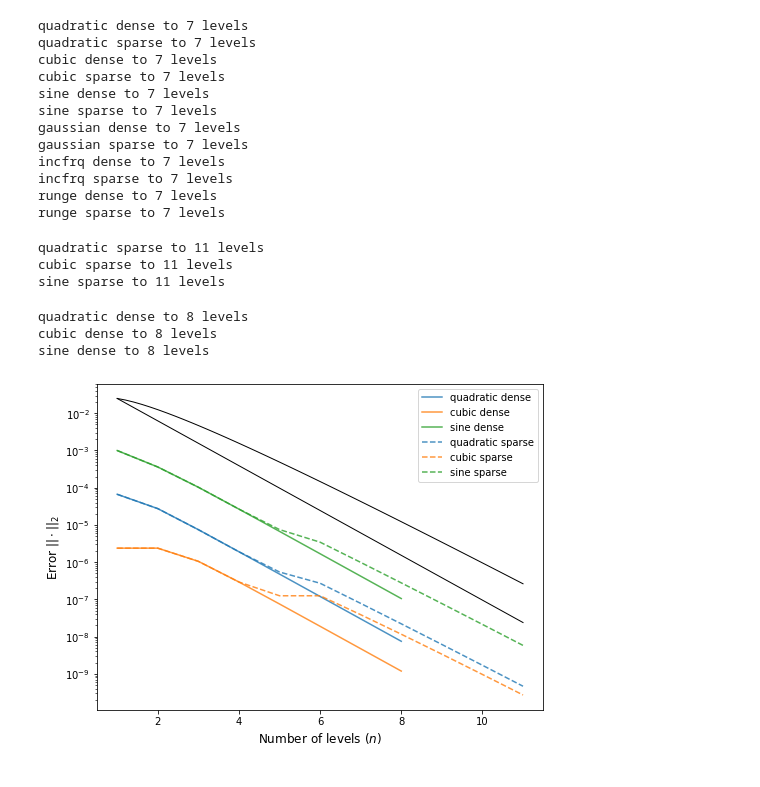
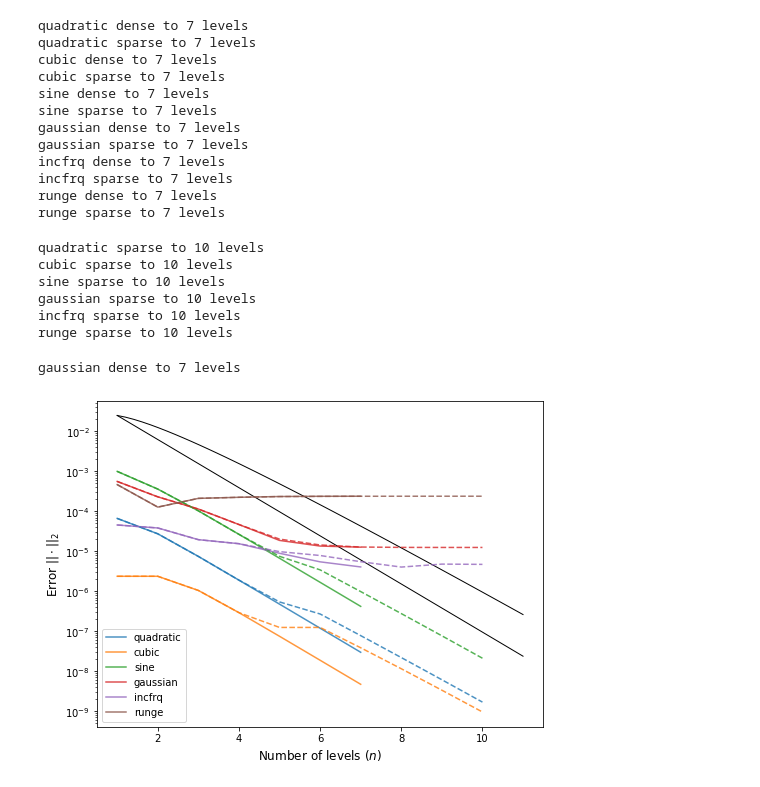
Before and after one commit to rachmeister/sparse_grid, a Jupyter notebook: SparseGrid.ipynb, the cells around one changed output. Saved outputs shown, nothing was run; the diff lists cells and outputs as text; code cells hidden in the pictures.

```diff
--- a/SparseGrid.ipynb
+++ b/SparseGrid.ipynb
@@ -91,7 +91,6 @@ def interpolation_2D(max_level, domain, func, sparse = True):
     levels = list(product(level_single,level_single))
     if sparse:
         levels = [lev for lev in levels if np.sum(lev)<=max_level+1]
-    ncoeffs = 0
 
     for level in levels:
         ilev = np.max(level)
@@ -102,8 +101,6 @@ def interpolation_2D(max_level, domain, func, sparse = True):
             hat_hold = np.outer(build_hat(level[0],node[0],domain),build_hat(level[1],node[1],domain))
             coe_hold = find_coe_2D(level[0],level[1],node[0],node[1],func)
             func_approx[ilev] = func_approx[ilev] + coe_hold*hat_hold
-            ncoeffs = ncoeffs + 1
-    print (ncoeffs)
 
     return func_approx
 
@@ -252,23 +249,24 @@ incfrq sparse to 7 levels
 runge dense to 7 levels
 runge sparse to 7 levels
 # %%
-for name in func_names[:3]:
+for name in func_names[:]:
     func = globals()["%s_2D"%name]
     print("%s sparse to %d levels"%(name,len(zsparse[name])))
     zsparse[name] = add_level_2D(zsparse[name],domain,func,sparse=True);
 # %% [output]
-quadratic sparse to 11 levels
-cubic sparse to 11 levels
-sine sparse to 11 levels
+quadratic sparse to 10 levels
+cubic sparse to 10 levels
+sine sparse to 10 levels
+gaussian sparse to 10 levels
+incfrq sparse to 10 levels
+runge sparse to 10 levels
 # %%
-for name in func_names[:3]:
+for name in func_names[3:4]:
     func = globals()["%s_2D"%name]
     print("%s dense to %d levels"%(name,len(zdense[name])))
     zdense[name] = add_level_2D(zdense[name],domain,func,sparse=False);
 # %% [output]
-quadratic dense to 8 levels
-cubic dense to 8 levels
-sine dense to 8 levels
+gaussian dense to 7 levels
 # %%
 from matplotlib.ticker import StrMethodFormatter
 
@@ -280,38 +278,40 @@ plt.gca().xaxis.set_minor_formatter(fmt)
 plt.xlabel(r'Number of levels ($n$)',fontsize=12)
 plt.ylabel(r'Error $||\cdot||_2$',fontsize=12)
 
 ## theoretical convergence
 ns = np.linspace(1,11,50)
 Ns = 2**ns
 plt.semilogy(ns,Ns**-2*1e-1,'k',lw=1)
 plt.semilogy(ns,Ns**-2*ns*1e-1,'k',lw=1)
 
 area = (len(domain))**2
 
 ## dense error plots
-for name in func_names[:-3]:
+for name in func_names:
     Lerr = []
     for i in range(1,len(zdense[name])):
         err = sum(zdense[name][:i])-orig_func[name]
         Lerr.append(np.linalg.norm( err )/area)
-    plt.semilogy(np.arange(1,len(Lerr)+1,1),Lerr,label="%s dense"%name,alpha=0.8)
+    plt.semilogy(np.arange(1,len(Lerr)+1,1),Lerr,label=name,alpha=0.8)
+    #plt.semilogy(np.arange(1,len(Lerr)+1,1),Lerr,label="%s dense"%name,alpha=0.8)
 
 
 ## sparse error plots
 plt.gca().set_prop_cycle(None)
-for name in func_names[:-3]:
+for name in func_names:
     Lerr = []
     for i in range(1,len(zsparse[name])):
         err = sum(zsparse[name][:i])-orig_func[name]
         Lerr.append(np.linalg.norm( err )/area)
-    plt.semilogy(np.arange(1,len(Lerr)+1,1),Lerr,label="%s sparse"%name,alpha=0.8,ls='--')
+    #plt.semilogy(np.arange(1,len(Lerr)+1,1),Lerr,label="%s sparse"%name,alpha=0.8,ls='--')
+    plt.semilogy(np.arange(1,len(Lerr)+1,1),Lerr,label='_nolegend_',alpha=0.8,ls='--')
 
 ## finish formatting
 plt.legend()
 plt.gca().xaxis.set_major_formatter(fmt)
 plt.gca().xaxis.set_minor_formatter(fmt)
 # %% [output]
-[figure, old version]
+[figure, new version]
 # %%
 ### plot test functions
 X,Y = np.meshgrid(domain,domain)
```
Also changed, not shown: parts of 3 cells of this notebook.
